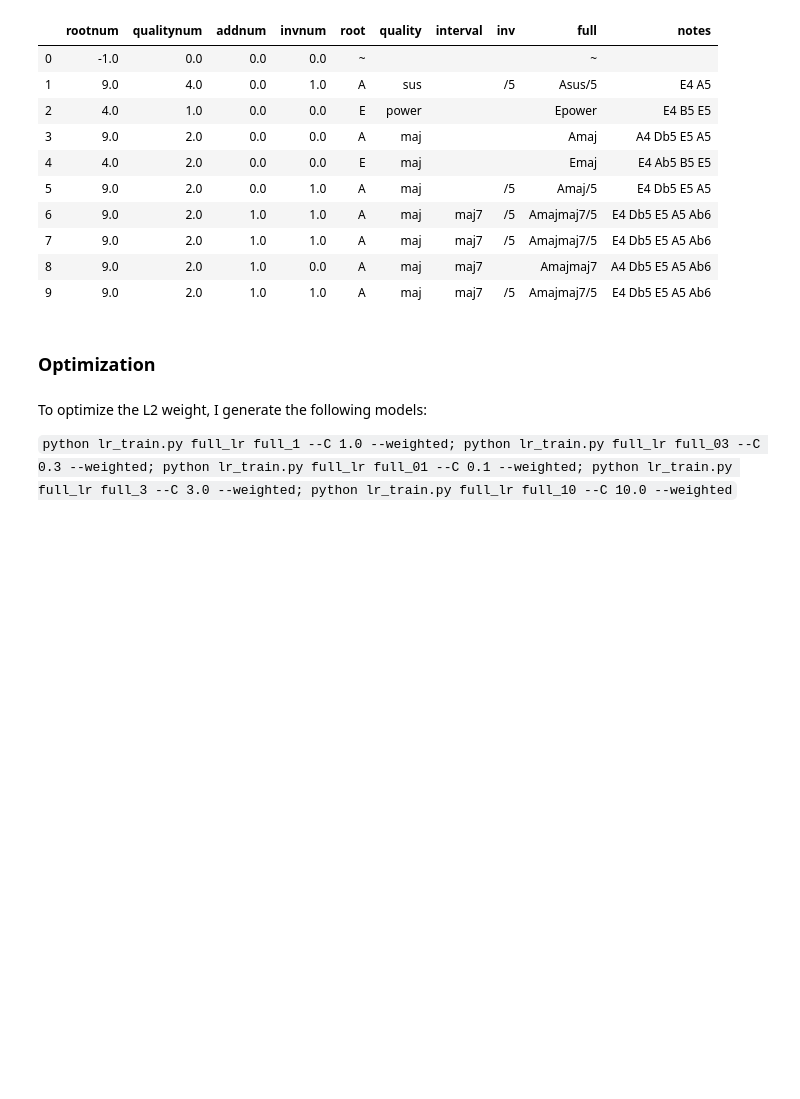
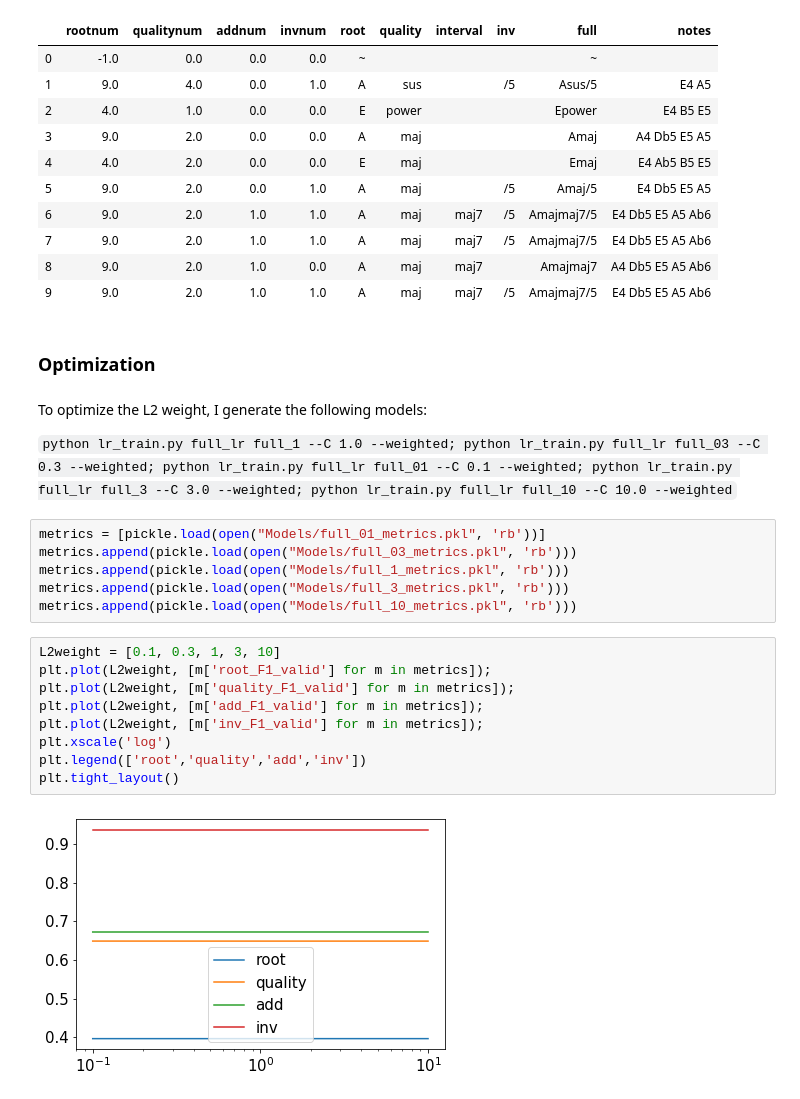
Before and after one commit to tristanlmiller/auto-guitar-tabs, a Jupyter notebook: Logistic Regression model.ipynb, the cells around one changed output. Cells and saved outputs as stored; diff of their text form; blank space fills up the shorter version.

Commit message:
train models, examine metrics

````diff
--- a/Logistic Regression model.ipynb
+++ b/Logistic Regression model.ipynb
@@ -411,3 +411,20 @@ results[0:10]
 To optimize the L2 weight, I generate the following models:
 
 ```python lr_train.py full_lr full_1 --C 1.0 --weighted; python lr_train.py full_lr full_03 --C 0.3 --weighted; python lr_train.py full_lr full_01 --C 0.1 --weighted; python lr_train.py full_lr full_3 --C 3.0 --weighted; python lr_train.py full_lr full_10 --C 10.0 --weighted```
+# %%
+metrics = [pickle.load(open("Models/full_01_metrics.pkl", 'rb'))]
+metrics.append(pickle.load(open("Models/full_03_metrics.pkl", 'rb')))
+metrics.append(pickle.load(open("Models/full_1_metrics.pkl", 'rb')))
+metrics.append(pickle.load(open("Models/full_3_metrics.pkl", 'rb')))
+metrics.append(pickle.load(open("Models/full_10_metrics.pkl", 'rb')))
+# %%
+L2weight = [0.1, 0.3, 1, 3, 10]
+plt.plot(L2weight, [m['root_F1_valid'] for m in metrics]);
+plt.plot(L2weight, [m['quality_F1_valid'] for m in metrics]);
+plt.plot(L2weight, [m['add_F1_valid'] for m in metrics]);
+plt.plot(L2weight, [m['inv_F1_valid'] for m in metrics]);
+plt.xscale('log')
+plt.legend(['root','quality','add','inv'])
+plt.tight_layout()
+# %% [output]
+[figure, added]
````
Also changed, not shown: parts of 8 cells of this notebook, 23 other files.
